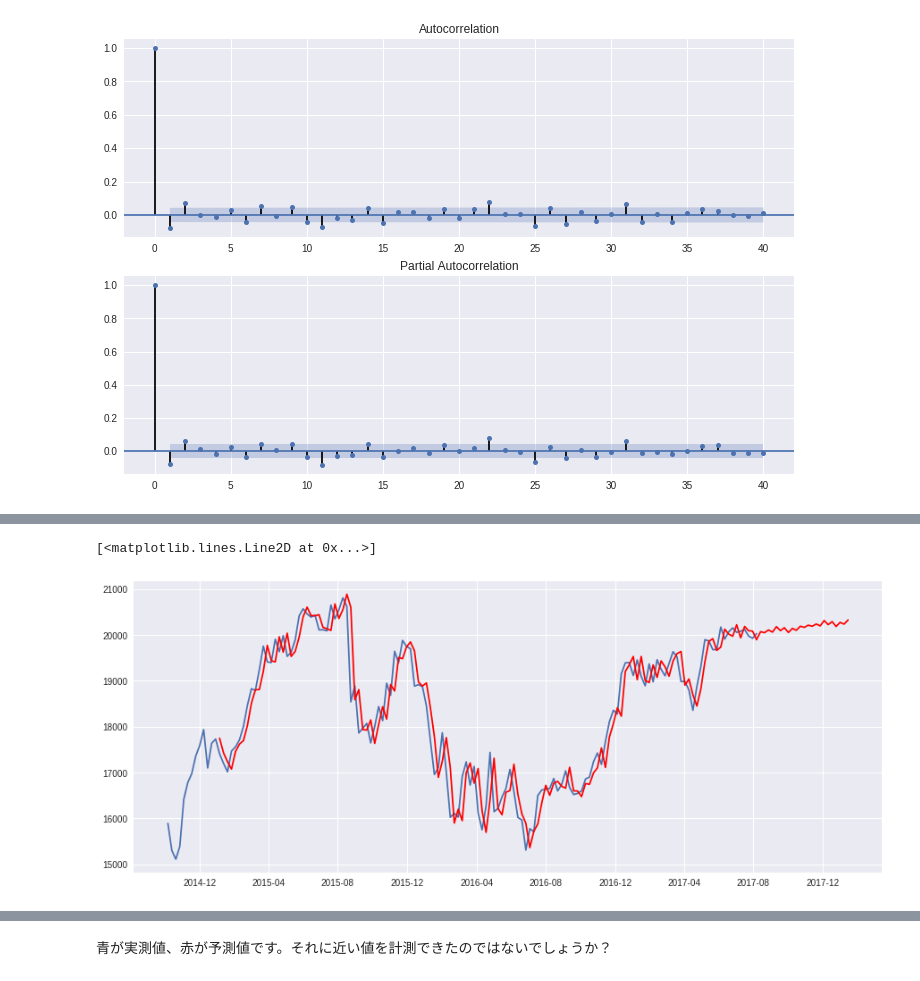
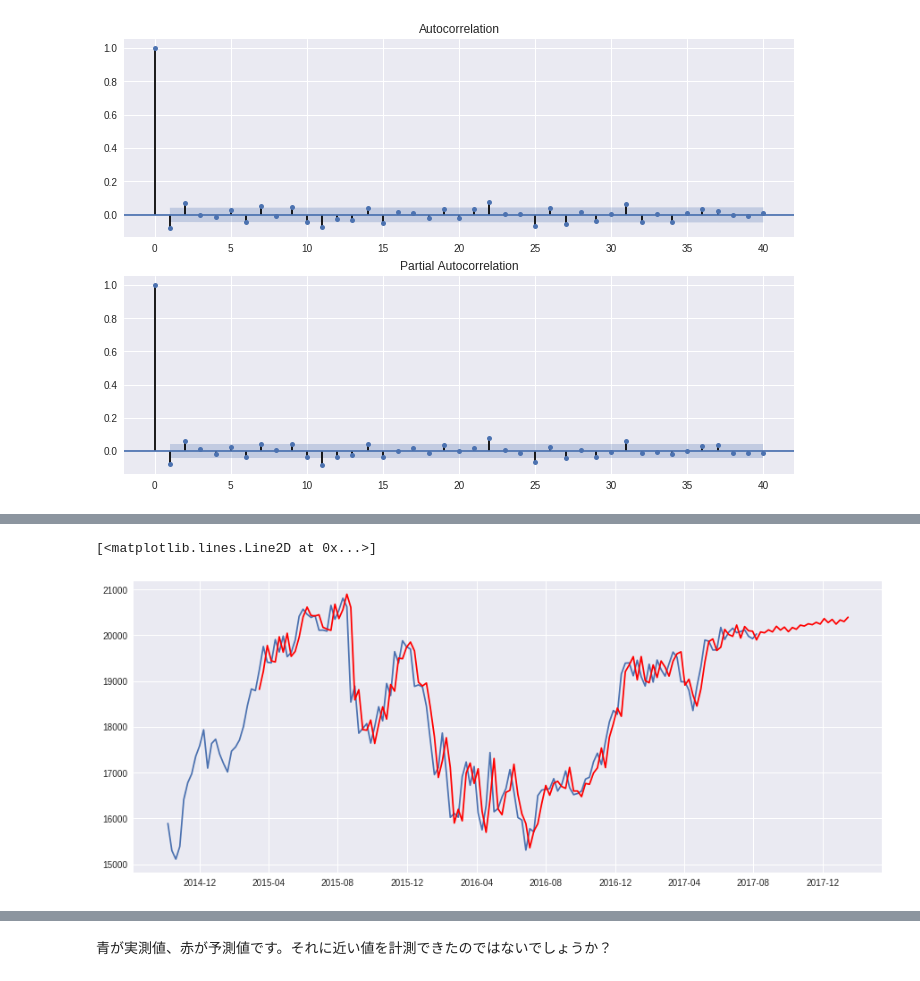
Before and after one commit to elect000/Journal, a Jupyter notebook: value-tracker/report/python/report.ipynb, the cells around one changed output, grey strips where cells are left out. Drawn from its saved outputs; the diff is of its cells as text; code cells hidden in the pictures.

```diff
--- a/value-tracker/report/python/report.ipynb
+++ b/value-tracker/report/python/report.ipynb
@@ -35,7 +35,7 @@ Name: Close Price, dtype: float64
 # %% [markdown]
 抜けデータが目立ったため、週単位でのデータを入手します
 # %%
-data_normal = data_normal.resample('W-MON').fillna(method='pad')
+data_normal = data_normal.fillna(method='pad').resample('W-MON').fillna(method='pad')
 # %%
 data_normal[:5]
 # %% [output]
@@ -168,7 +168,8 @@ ARIMAモデルの実行がそれほど時間がかからなかったのに対し
 import statsmodels.api as sm
 
 SARIMAx_1_y_111 = sm.tsa.SARIMAX(data_normal,
-                                 order=(2,1,2),seasonal_order=(1,1,1,12)).fit()
+                                 order=(2,1,2),seasonal_order=(1,1,1,12))
+SARIMAx_1_y_111 = SARIMAx_1_y_111.fit()
 # order ... from ARIMA model // seasonal_order ... 1 1 1 ... ?
 print(SARIMAx_1_y_111.summary())
 
@@ -207,9 +208,8 @@ fig = sm.graphics.tsa.plot_pacf(residSARIMA, lags=40, ax=ax2)
 [figure]
 # %%
 # prediction
-pred = SARIMAx_1_y_111.predict('2015-01-05','2018-01-15')
-print(pred)
-(print(SARIMAx_1_y_111.__doc__))
+pred = SARIMAx_1_y_111.predict(start = 1, end = '2018-01-15')
+# (print(SARIMAx_1_y_111.__doc__))
 
 # 本来は未来（インデクスの外）まで予測ができるはずなのですが、
 # 何故かエラーが出てしまうので、既存のデータ部分だけ予測します
@@ -236,7 +218,7 @@ print(pred)
 # %%
 # plot real data and predict data
 plt.plot(data_normal[:-150:-1])
-plt.plot(pred, "r")
+plt.plot(pred[:-150:-1], "r")
 # %% [output]
 [<matplotlib.lines.Line2D at 0x...>]
-[figure, old version]
+[figure, new version]
```
Also changed, not shown: parts of 10 cells of this notebook, 1 other file.
